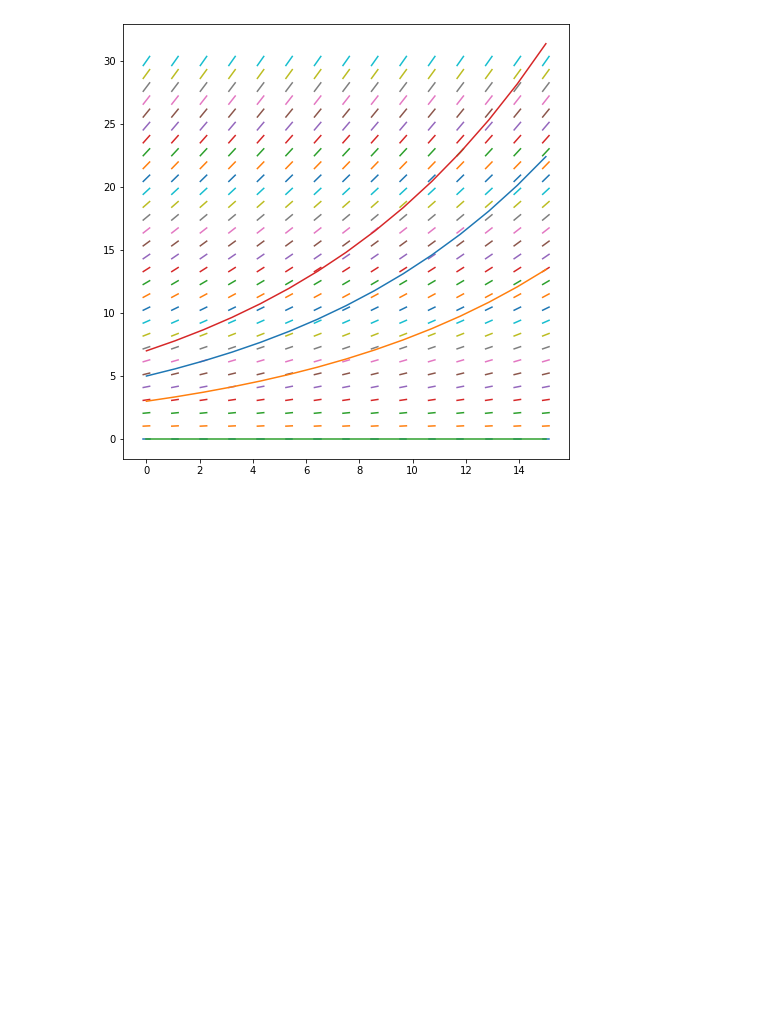
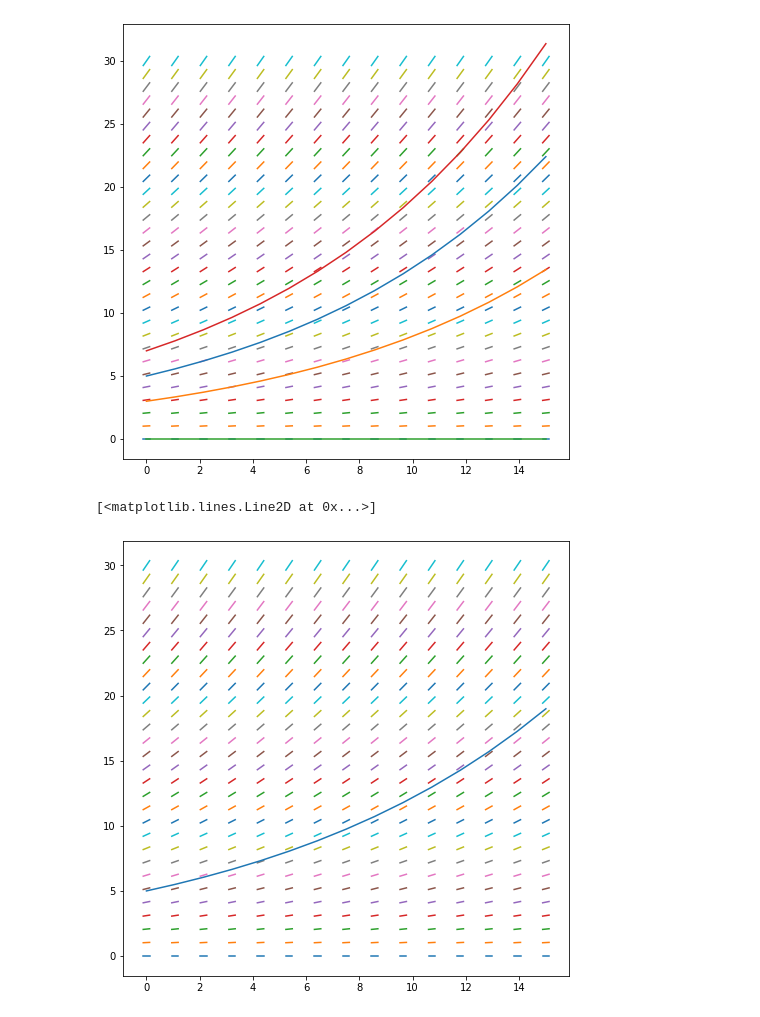
Before and after one commit to joyhe208/ODE, a Jupyter notebook: population_dynamics/ExponentialGrowth.ipynb, the cells around one changed output. Cells and saved outputs as stored; diff of their text form; code cells hidden in the pictures; blank space fills up the shorter version.

```diff
--- a/population_dynamics/ExponentialGrowth.ipynb
+++ b/population_dynamics/ExponentialGrowth.ipynb
@@ -48,3 +48,24 @@ plt.plot(t,y_ex4)
 # %% [output]
 [<matplotlib.lines.Line2D at 0x...>]
 [figure]
+# %%
+#using slopes alone, initial y=5
+y_0=5
+r=.1
+ys = []
+for i in range(len(t)):
+    if(i==0):
+        ys.append(y_0)
+    else:
+        ys.append(diff(ys[i-1])+ys[i-1])
+plt.figure(figsize=(8,8))
+for time in t:
+    for popsize in y:
+        slope = diff(popsize)
+        xvals = np.linspace(time-.12,time+.12,2)
+        z = slope*(xvals-time)+popsize
+        plt.plot(xvals,z)
+plt.plot(t,ys)
+# %% [output]
+[<matplotlib.lines.Line2D at 0x...>]
+[figure, added]
```
